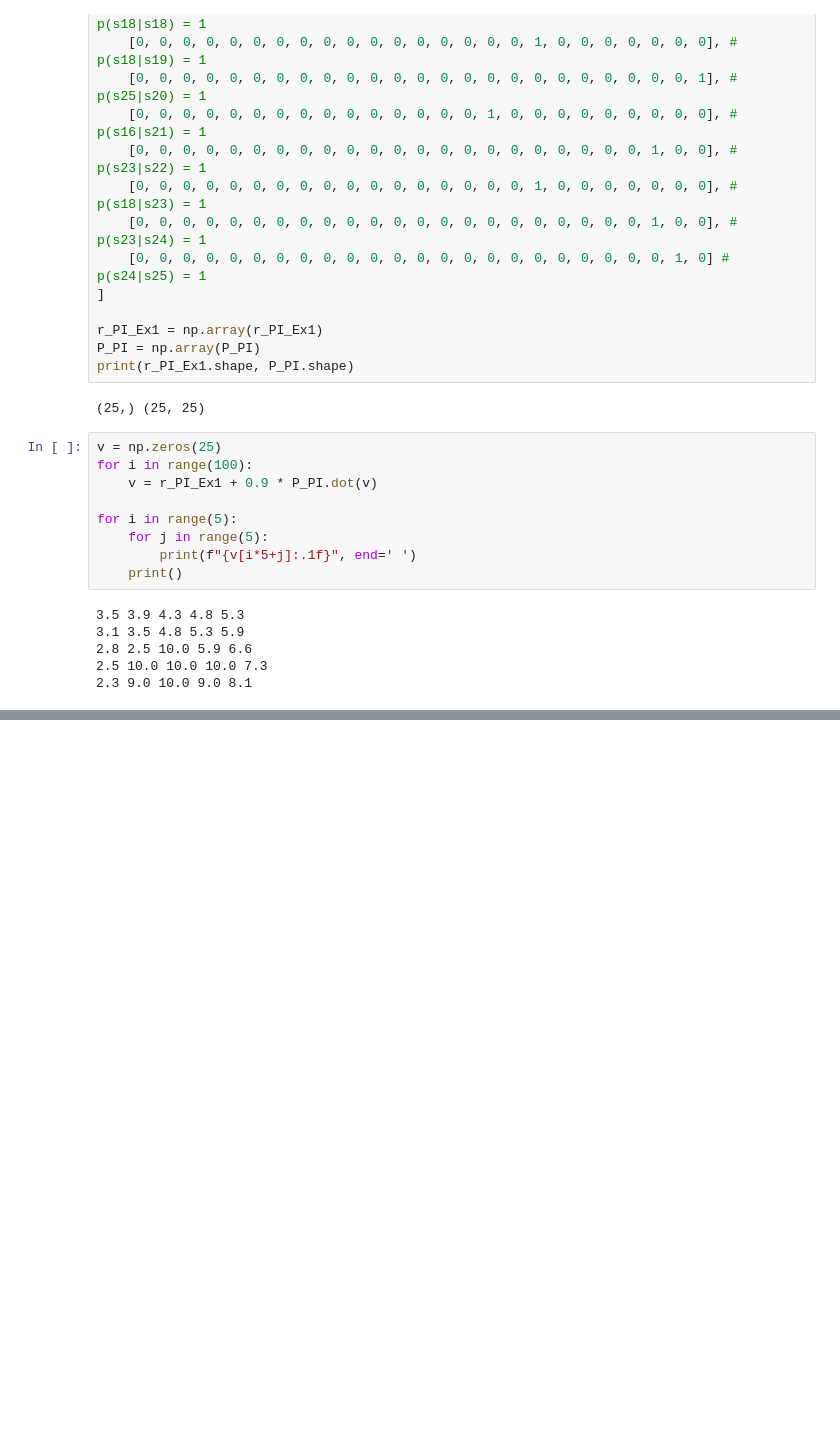
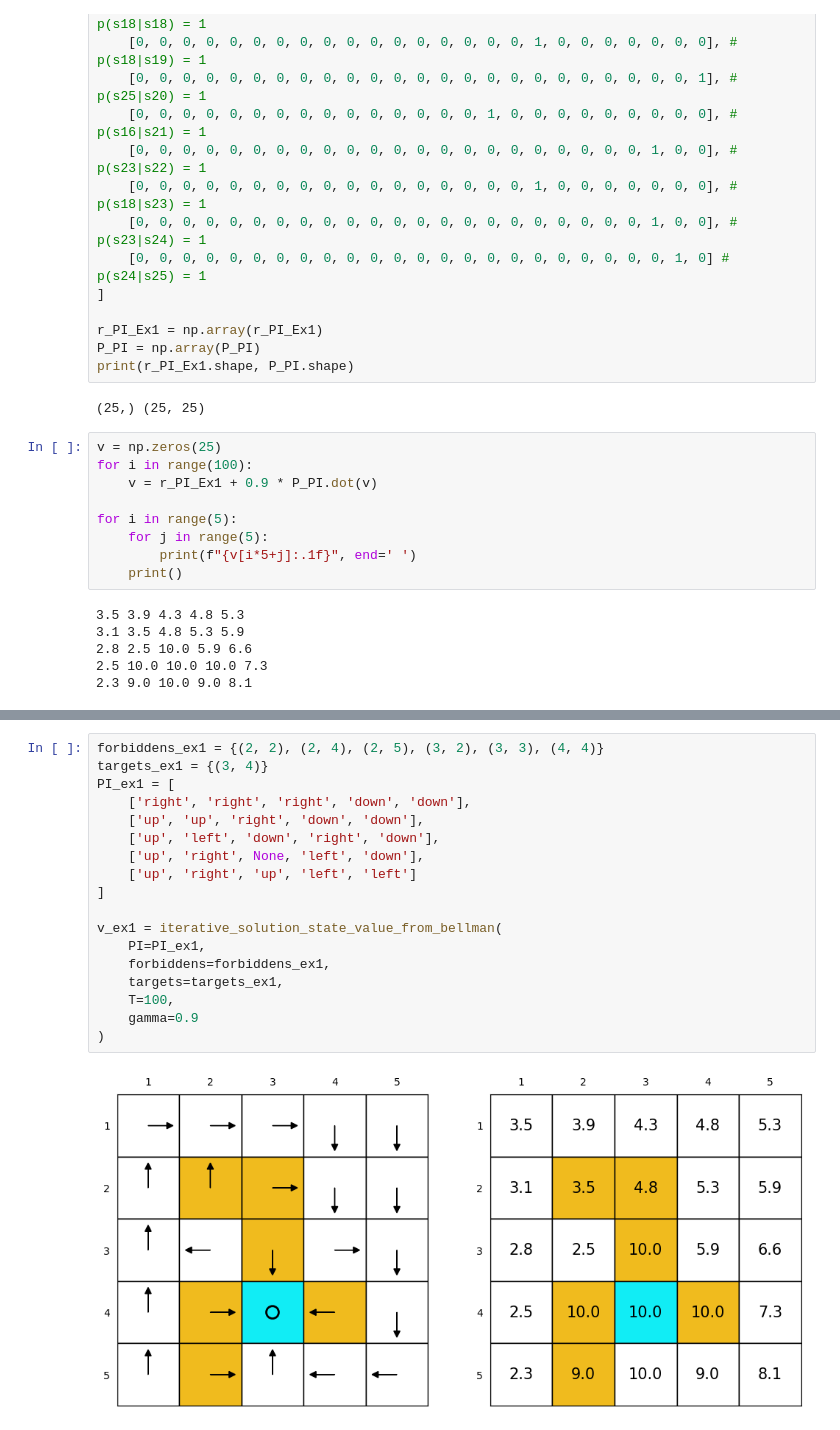
Before and after one commit to code4myworld/MathFoundationRL-Notes, a Jupyter notebook: bellman equation a example.ipynb, the cells around one changed output, grey strips where cells are left out. Cells and saved outputs as stored; diff of their text form; blank space fills up the shorter version.

Commit message:
update bellman equation a example.ipynb by adding more example using get_P_PI_from_PI() and get_r_PI_from_PI(). Finally visualize the result.

```diff
--- a/bellman equation a example.ipynb
+++ b/bellman equation a example.ipynb
@@ -77,0 +516,20 @@ for i in range(5):
+# %%
+forbiddens_ex1 = {(2, 2), (2, 4), (2, 5), (3, 2), (3, 3), (4, 4)}
+targets_ex1 = {(3, 4)}
+PI_ex1 = [
+    ['right', 'right', 'right', 'down', 'down'],
+    ['up', 'up', 'right', 'down', 'down'],
+    ['up', 'left', 'down', 'right', 'down'],
+    ['up', 'right', None, 'left', 'down'],
+    ['up', 'right', 'up', 'left', 'left']
+]
+
+v_ex1 = iterative_solution_state_value_from_bellman(
+    PI=PI_ex1,
+    forbiddens=forbiddens_ex1,
+    targets=targets_ex1,
+    T=100,
+    gamma=0.9
+)
+# %% [output]
+[figure, added]
```
Also changed, not shown: parts of 13 cells of this notebook.
